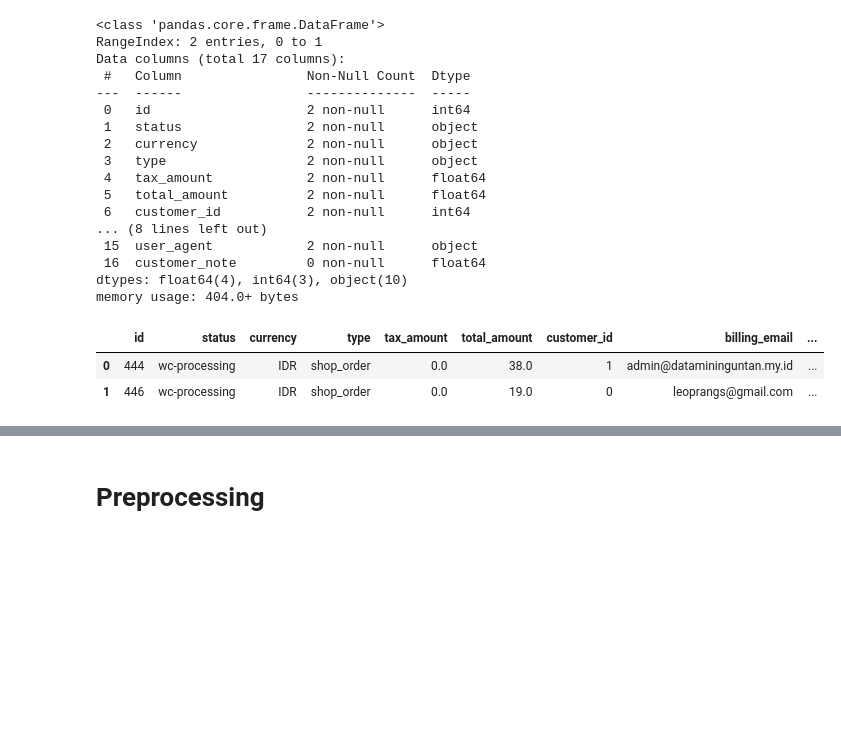
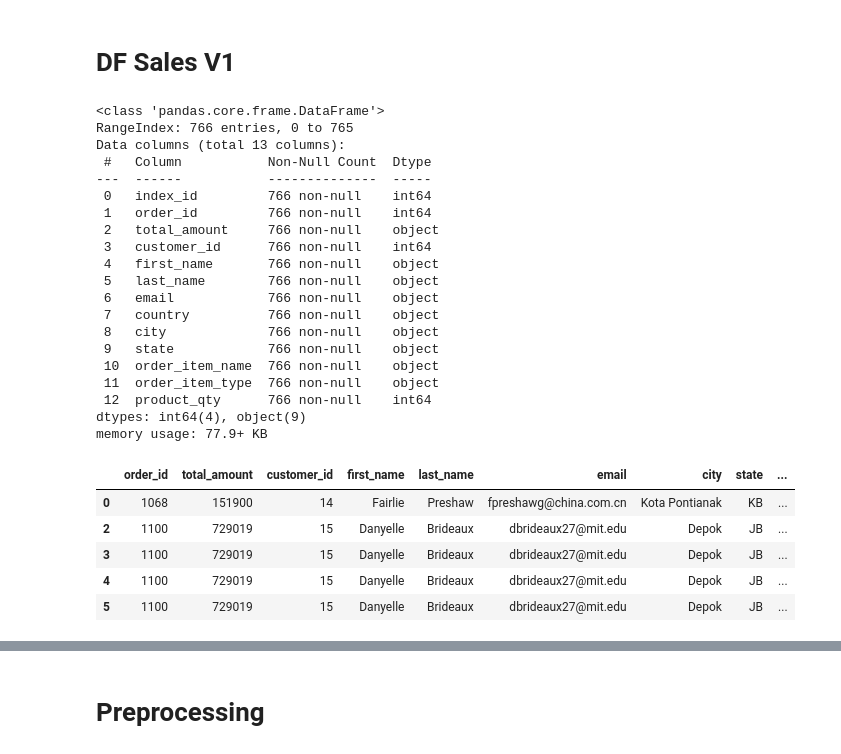
Before and after one commit to carsen09/uas-data-mining, a Jupyter notebook: notebook.ipynb, the cells around one changed output, grey strips where cells are left out. Cells and saved outputs as stored; diff of their text form; code cells hidden in the pictures; blank space fills up the shorter version.

```diff
--- a/notebook.ipynb
+++ b/notebook.ipynb
@@ -6,25 +675,45 @@ import seaborn as sns
+# %% [markdown]
+# DF Sales V1
 # %%
-df = pd.read_csv('wpkr_wc_orders.csv')
+df = pd.read_csv('fact_sales.csv', sep=';')
 df.info()
+# Preprocess
+df = df[df['order_item_type'] != 'shipping']
+df = df.drop(columns=['index_id', 'country', 'order_item_type'])
+# Ganti koma jadi titik, ubah ke float
+df['total_amount'] = df['total_amount'].str.replace(',', '.').astype(float)
+# Format agar nol di belakang koma hilang, misal: 151900.0 -> 151900
+df['total_amount'] = df['total_amount'].map(lambda x: int(x) if x.is_integer() else x)
+# df['order_date'] = pd.to_datetime(df['order_date'])
+
+# display(df['country'].unique())
+# display(df['product_qty'].unique())
+# display(df['order_item_type'].unique())
 df.head()
 # %% [output]
 <class 'pandas.core.frame.DataFrame'>
-RangeIndex: 2 entries, 0 to 1
-Data columns (total 17 columns):
- #   Column                Non-Null Count  Dtype
----  ------                --------------  -----
- 0   id                    2 non-null      int64
- 1   status                2 non-null      object
- 2   currency              2 non-null      object
- 3   type                  2 non-null      object
- 4   tax_amount            2 non-null      float64
- 5   total_amount          2 non-null      float64
- 6   customer_id           2 non-null      int64
-... (8 lines left out)
- 15  user_agent            2 non-null      object
- 16  customer_note         0 non-null      float64
-dtypes: float64(4), int64(3), object(10)
-memory usage: 404.0+ bytes
+RangeIndex: 766 entries, 0 to 765
+Data columns (total 13 columns):
+ #   Column           Non-Null Count  Dtype
+---  ------           --------------  -----
+ 0   index_id         766 non-null    int64
+ 1   order_id         766 non-null    int64
+ 2   total_amount     766 non-null    object
+ 3   customer_id      766 non-null    int64
+ 4   first_name       766 non-null    object
+ 5   last_name        766 non-null    object
+ 6   email            766 non-null    object
+ 7   country          766 non-null    object
+ 8   city             766 non-null    object
+ 9   state            766 non-null    object
+ 10  order_item_name  766 non-null    object
+ 11  order_item_type  766 non-null    object
+ 12  product_qty      766 non-null    int64
+dtypes: int64(4), object(9)
+memory usage: 77.9+ KB
-|  | id | status | currency | type | tax_amount | total_amount | customer_id | billing_email | ... |
-| 0 | 444 | wc-processing | IDR | shop_order | 0.0 | 38.0 | 1 | admin@datamininguntan.my.id | ... |
-| 1 | 446 | wc-processing | IDR | shop_order | 0.0 | 19.0 | 0 | leoprangs@gmail.com | ... |
+|  | order_id | total_amount | customer_id | first_name | last_name | email | city | state | ... |
+| 0 | 1068 | 151900 | 14 | Fairlie | Preshaw | fpreshawg@china.com.cn | Kota Pontianak | KB | ... |
+| 2 | 1100 | 729019 | 15 | Danyelle | Brideaux | dbrideaux27@mit.edu | Depok | JB | ... |
+| 3 | 1100 | 729019 | 15 | Danyelle | Brideaux | dbrideaux27@mit.edu | Depok | JB | ... |
+| 4 | 1100 | 729019 | 15 | Danyelle | Brideaux | dbrideaux27@mit.edu | Depok | JB | ... |
+| 5 | 1100 | 729019 | 15 | Danyelle | Brideaux | dbrideaux27@mit.edu | Depok | JB | ... |
```
Also changed, not shown: parts of 66 cells of this notebook, 32 other files.
